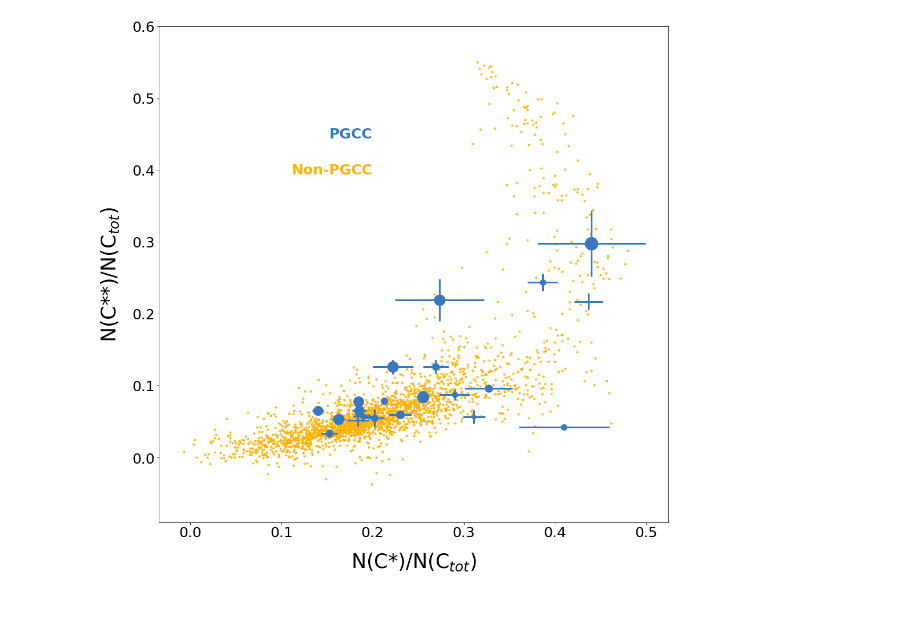
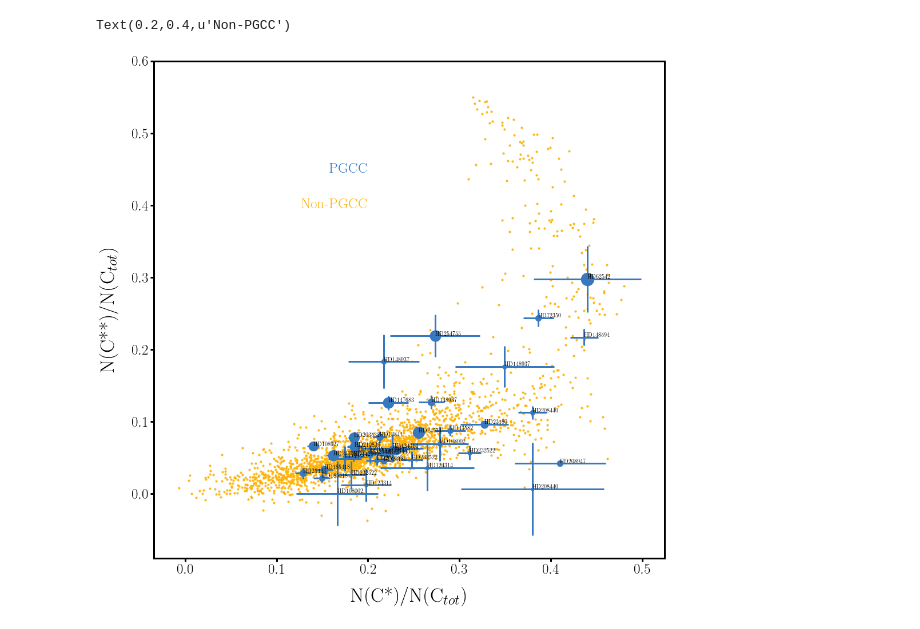
Before and after one commit to codydirks/PGCC_HST, a Jupyter notebook: CarbonPressures.ipynb, the cells around one changed output. Drawn from its saved outputs; the diff is of its cells as text; code cells hidden in the pictures.

```diff
--- a/CarbonPressures.ipynb
+++ b/CarbonPressures.ipynb
@@ -36,11 +35,23 @@ sheffer_data=pd.read_csv('sheffer_co_h2.csv')
 # %%
+sheffer_data=pd.read_csv('sheffer_co_h2.csv')
+burgh_data=pd.read_csv('burgh_data.csv')
+
 # Compiles the Jenkins f1,f2 data
 jenkins_c_data=pd.read_csv('jenkins_c_table.txt',header=23)
 jenkins_c_data['C*']=np.log10(jenkins_c_data['f1']*jenkins_c_data['N(CIt)'])
 jenkins_c_data['C**']=np.log10(jenkins_c_data['f2']*jenkins_c_data['N(CIt)'])
-jenkins_c_data['C']=np.log10(jenkins_c_data['N(CIt)']-(jenkins_c_data['C*']+jenkins_c_data['C**']))
+jenkins_c_data['C']=np.log10(jenkins_c_data['N(CIt)']-(10**jenkins_c_data['C*']+10**jenkins_c_data['C**']))
+jenkins_c_data['N(CIt)']=np.log10(jenkins_c_data['N(CIt)'])
 jenkins_c_data=jenkins_c_data.rename(index=str, columns={"N(CIt)": "Ctot", "Name": "Sightline", "Vel":"Velocity"})
 jenkins_c_data=jenkins_c_data[['Sightline','Velocity','C','C*','C**','Ctot','f1','e_f1','f2','e_f2']]
+
+jenkins_table3=pd.read_csv('jenkins_table3.csv')
+
+# Gets elemental depletion parameters from Jenkins09 Table 4
+epcols=['Ax','Bx','zx']
+element_params=pd.read_csv('jenkins_table4.csv')
+element_params[epcols]=element_params[epcols].apply(pd.to_numeric)
+element_params['El']=pd.Series([x.strip() for x in element_params['El']])
 # %%
 gs=gridspec.GridSpec(2,2)
 fig=plt.figure(1,figsize=(16,12))
@@ -117,4 +116,6 @@ subplt.plot((10.**cut_data['C*'])/(10.**cut_data['C']+10.**cut_data['C*']+10.**c
 # %%
+# Standard Jenkins Carbon f1 vs. f2 plot
+
 fig=plt.figure(1,figsize=(16,16))
 subplt=plt.subplot(111)
 
@@ -130,12 +131,12 @@ subplt.scatter(x,y,marker='o',color=amber,alpha=0.9,s=10,zorder=1)
 f1s=[]
 f2s=[]
 
-cut_data=all_data[(all_data['C']>0)&(all_data['C*']>0)&(all_data['C**']>0)]
-for sl in cut_data.groupby('Sightline'):
+cut_data=all_data[(all_data['C']>0)&(all_data['C*']>0)&(all_data['C**']>0)&(all_data['CO']>0)]
+#for sl in cut_data.groupby('Sightline'):
     #Get strongest CO component for each sightline
-    row=sl[1].sort_values('CO',ascending=False).iloc[0]
+#    row=sl[1].sort_values('CO',ascending=False).iloc[0]
 
-#for idx,row in cut_data.iterrows():
+for idx,row in cut_data.iterrows():
     Ctot=10.**row['C']+10.**row['C*']+10.**row['C**']
     del_Ctot=np.sqrt(np.sum([10**(row[c+'_err']) for c in ('C','C*','C**')]))
     f1=(10**row['C*'])/Ctot
@@ -145,6 +146,7 @@ for sl in cut_data.groupby('Sightline'):
     f1s.append(f1)
     f2s.append(f2)
     subplt.errorbar(f1,f2,xerr=del_f1,yerr=del_f2,marker='o',color=blue,ms=(row['CO']-12)*5,zorder=2,elinewidth=3)
+    subplt.text(f1,f2,row['Sightline'])
 
     # Plots other CO rows along sightlines
     if len(sl[1].sort_values('CO',ascending=False)) > 1:
@@ -154,32 +156,33 @@ for sl in cut_data.groupby('Sightline'):
             f1=(10**row['C*'])/Ctot
             f2=(10**row['C**'])/Ctot
             f1s.append(f1)
             f2s.append(f2)
             #sc=subplt.scatter(f1,f2,
             #       c=blue,vmin=11,vmax=16.5,cmap='viridis',marker='o',s=200,zorder=1)
 
 #
 for idx,row in cut_data.iterrows():
     Ctot=10.**row['C']+10.**row['C*']+10.**row['C**']
     f1=(10**row['C*'])/Ctot
     f2=(10**row['C**'])/Ctot
     f1s.append(f1)
     f2s.append(f2)
     if row['CO']>0:
         color=blue
     else:
         color='r'
     #sc=subplt.scatter(f1,f2,
     #            c=color,vmin=11,vmax=16.5,cmap='viridis',marker='o',s=200,zorder=2)
 
 
 subplt.tick_params(axis='both', which='major', labelsize=25)
 subplt.set_ylabel('N(C**)/N(C$_{tot}$)',fontsize=35,labelpad=20)
 subplt.set_xlabel('N(C*)/N(C$_{tot}$)',fontsize=35,labelpad=20)
 
 subplt.text(0.2,0.45,'PGCC',fontsize=25,weight='bold',verticalalignment='center',horizontalalignment='right',color=blue)
 subplt.text(0.2,0.4,'Non-PGCC',fontsize=25,weight='bold',verticalalignment='center',horizontalalignment='right',color=amber)
 
-plt.savefig('/Users/codydirks/Dropbox/Thesis/Thesis/figures/carbon_pressures.png')
+#plt.savefig('/Users/codydirks/Dropbox/Thesis/Thesis/figures/carbon_pressures.png')
 # %% [output]
+Text(0.2,0.4,u'Non-PGCC')
-[figure, old version]
+[figure, new version]
```
Also changed, not shown: parts of 9 cells of this notebook, 8 other files.
